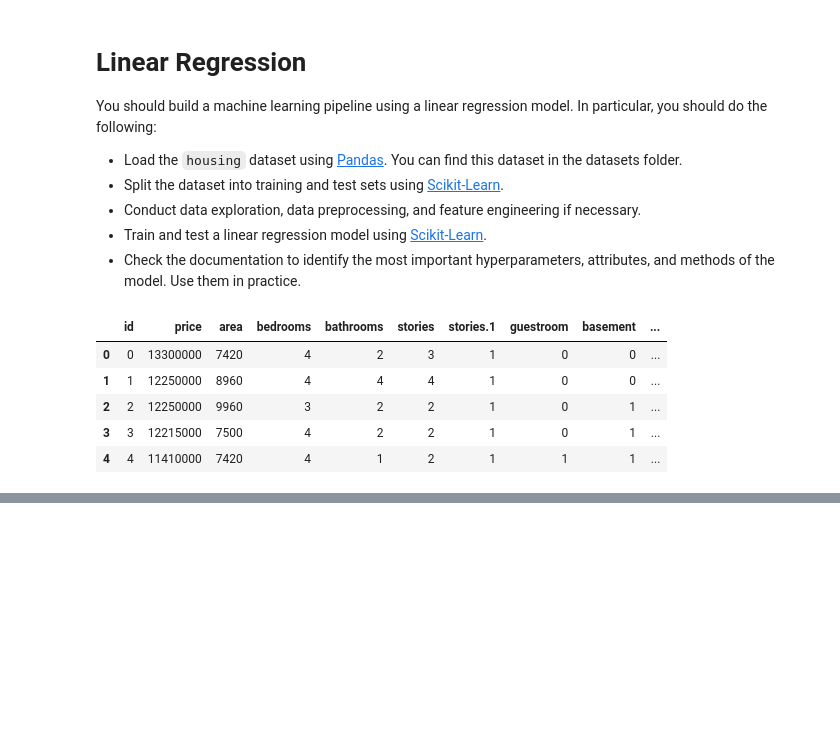
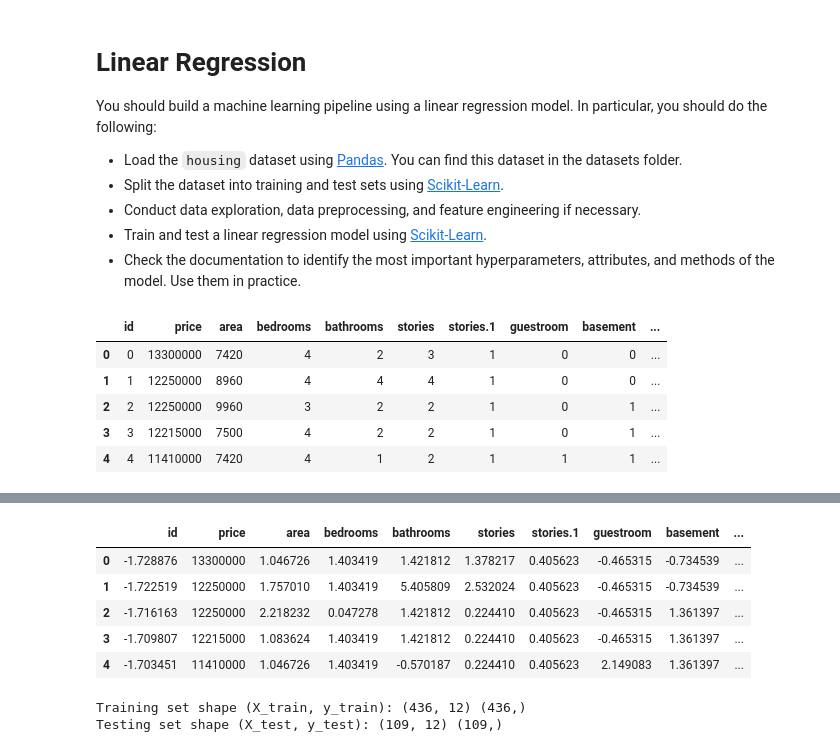
Before and after one commit to Gisellev14/report-generator, a Jupyter notebook: exercises/machine-learning/supervised-learning/linear_regression.ipynb, the cells around one changed output, grey strips where cells are left out. Saved outputs shown, nothing was run; the diff lists cells and outputs as text; code cells hidden in the pictures; blank space fills up the shorter version.

```diff
--- a/exercises/machine-learning/supervised-learning/linear_regression.ipynb
+++ b/exercises/machine-learning/supervised-learning/linear_regression.ipynb
@@ -34,0 +97,33 @@ df.describe()
+# %%
+from sklearn.preprocessing import StandardScaler
+
+# Select the numerical columns to normalize (excluding the target variable 'price')
+numerical_cols_to_normalize = numerical_cols.drop('price')
+
+scaler = StandardScaler()
+
+df[numerical_cols_to_normalize] = scaler.fit_transform(df[numerical_cols_to_normalize])
+
+display(df.head())
+# %% [output]
+|  | id | price | area | bedrooms | bathrooms | stories | stories.1 | guestroom | basement | ... |
+| 0 | -1.728876 | 13300000 | 1.046726 | 1.403419 | 1.421812 | 1.378217 | 0.405623 | -0.465315 | -0.734539 | ... |
+| 1 | -1.722519 | 12250000 | 1.757010 | 1.403419 | 5.405809 | 2.532024 | 0.405623 | -0.465315 | -0.734539 | ... |
+| 2 | -1.716163 | 12250000 | 2.218232 | 0.047278 | 1.421812 | 0.224410 | 0.405623 | -0.465315 | 1.361397 | ... |
+| 3 | -1.709807 | 12215000 | 1.083624 | 1.403419 | 1.421812 | 0.224410 | 0.405623 | -0.465315 | 1.361397 | ... |
+| 4 | -1.703451 | 11410000 | 1.046726 | 1.403419 | -0.570187 | 0.224410 | 0.405623 | 2.149083 | 1.361397 | ... |
+# %%
+from sklearn.model_selection import train_test_split
+
+# Separate features (X) and target variable (y)
+X = df.drop(['price', 'id'], axis=1) # Drop 'price' and 'id'
+y = df['price']
+
+# Split the data into training and testing sets (e.g., 80% train, 20% test)
+X_train, X_test, y_train, y_test = train_test_split(X, y, test_size=0.2, random_state=42)
+
+print("Training set shape (X_train, y_train):", X_train.shape, y_train.shape)
+print("Testing set shape (X_test, y_test):", X_test.shape, y_test.shape)
+# %% [output]
+Training set shape (X_train, y_train): (436, 12) (436,)
+Testing set shape (X_test, y_test): (109, 12) (109,)
```
Also changed, not shown: parts of 9 cells of this notebook.
